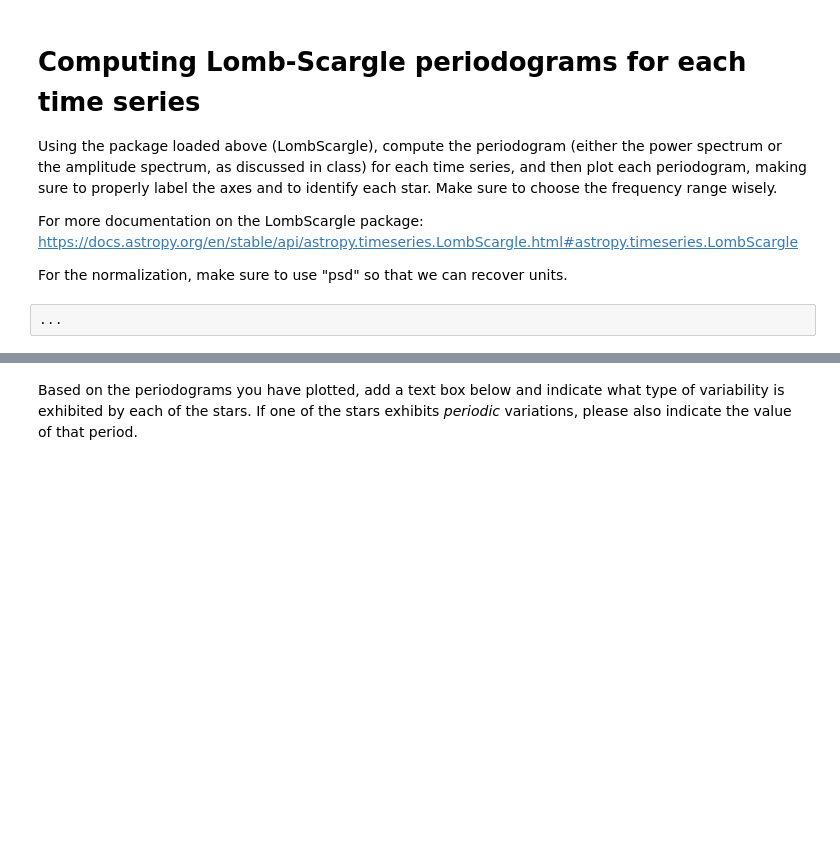
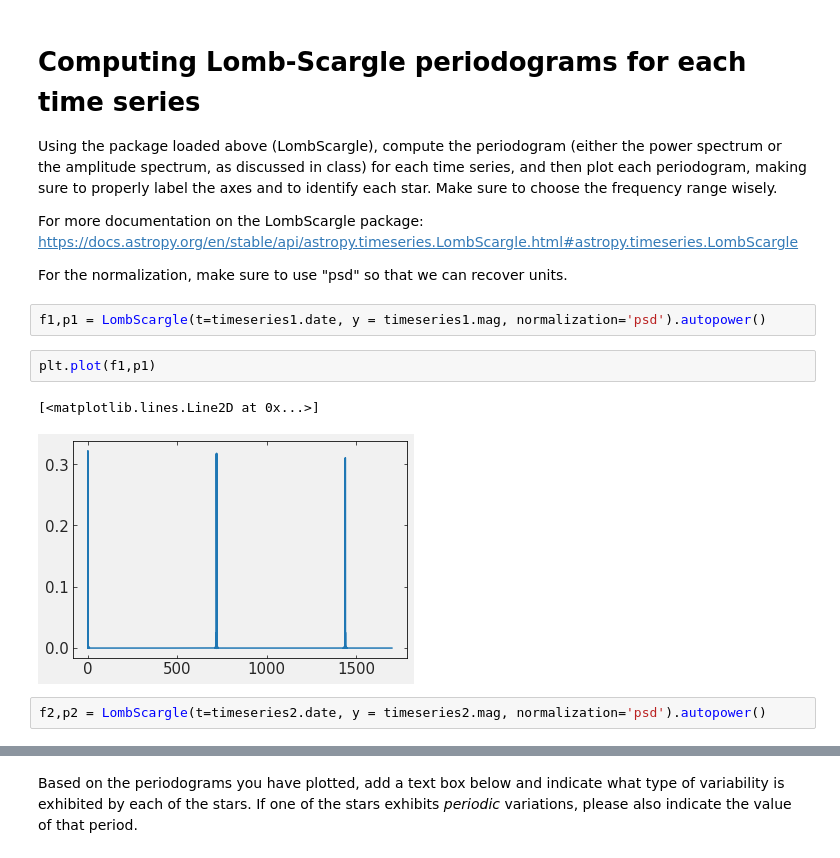
Before and after one commit to narayan-paudel/DSPS_EPAUDEL, a Jupyter notebook: HW11_epaudel/TESSlightcurves.ipynb, the cells around one changed output, grey strips where cells are left out. Cells and saved outputs as stored; diff of their text form; blank space fills up the shorter version.

```diff
--- a/HW11_epaudel/TESSlightcurves.ipynb
+++ b/HW11_epaudel/TESSlightcurves.ipynb
@@ -34,5 +114,12 @@ Using the package loaded above (LombScargle), compute the periodogram (either th
 For more documentation on the LombScargle package: https://docs.astropy.org/en/stable/api/astropy.timeseries.LombScargle.html#astropy.timeseries.LombScargle
 
 For the normalization, make sure to use "psd" so that we can recover units.
-# %%
-...
+# %%
+f1,p1 = LombScargle(t=timeseries1.date, y = timeseries1.mag, normalization='psd').autopower()
+# %%
+plt.plot(f1,p1)
+# %% [output]
+[<matplotlib.lines.Line2D at 0x...>]
+[figure, added]
+# %%
+f2,p2 = LombScargle(t=timeseries2.date, y = timeseries2.mag, normalization='psd').autopower()
```
Also changed, not shown: parts of 22 cells of this notebook.
